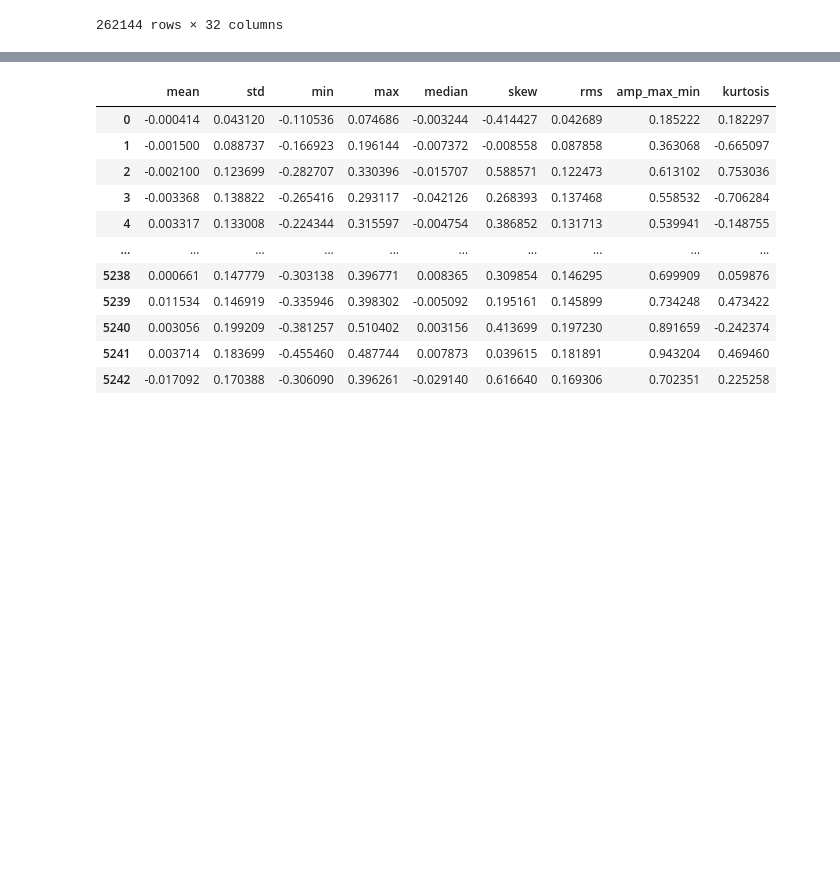
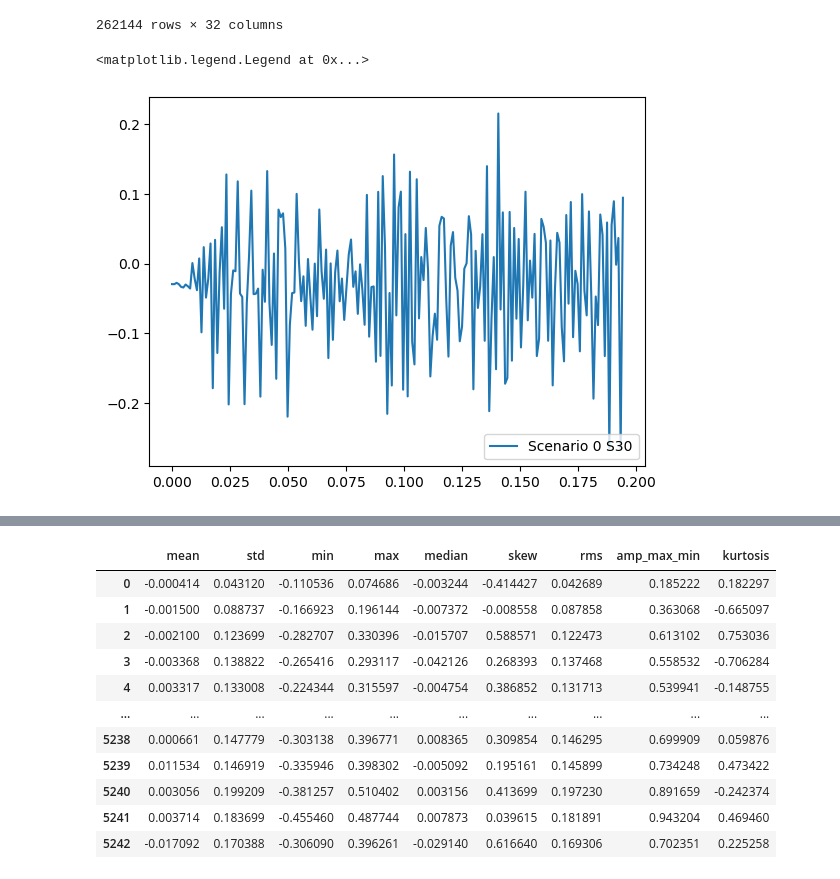
Before and after one commit to lorenzo-trevizani/UFES-TCC-Structural-Health-Monitoring, a Jupyter notebook: main.ipynb, the cells around one changed output, grey strips where cells are left out. Drawn from its saved outputs; the diff is of its cells as text; code cells hidden in the pictures; blank space fills up the shorter version.

```diff
--- a/main.ipynb
+++ b/main.ipynb
@@ -55,3 +55,14 @@ df_single_1
 | 262142 | 255.998000 | 0.075681 | -0.057447 | 0.126385 | 0.144944 | -0.087632 | 0.256604 | -0.060432 | 0.362550 | 0.015992 | ... | ... |
 | 262143 | 255.999000 | -0.211089 | 0.005308 | -0.006873 | -0.239387 | 0.040396 | -0.019593 | -0.082914 | -0.033044 | 0.124938 | ... | ... |
 262144 rows × 32 columns
+# %%
+x_axis=df_single_0['Time']
+y_axis=df_single_0['S30']
+
+
+plt.plot(x_axis[0:200],y_axis[0:200], label="Scenario 0 S30")
+
+plt.legend(["Scenario 0 S30"], loc ="lower right")
+# %% [output]
+<matplotlib.legend.Legend at 0x...>
+[figure, added]
```
Also changed, not shown: parts of 18 cells of this notebook, 1 other file.
